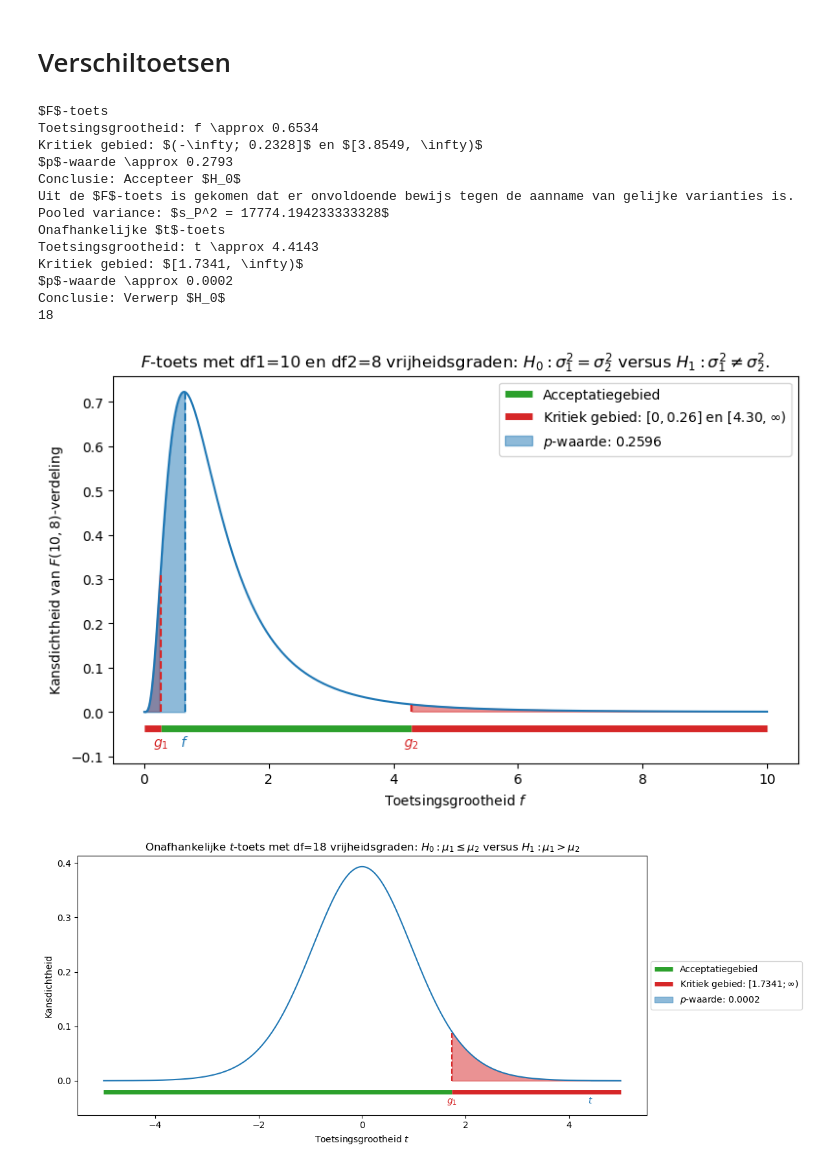
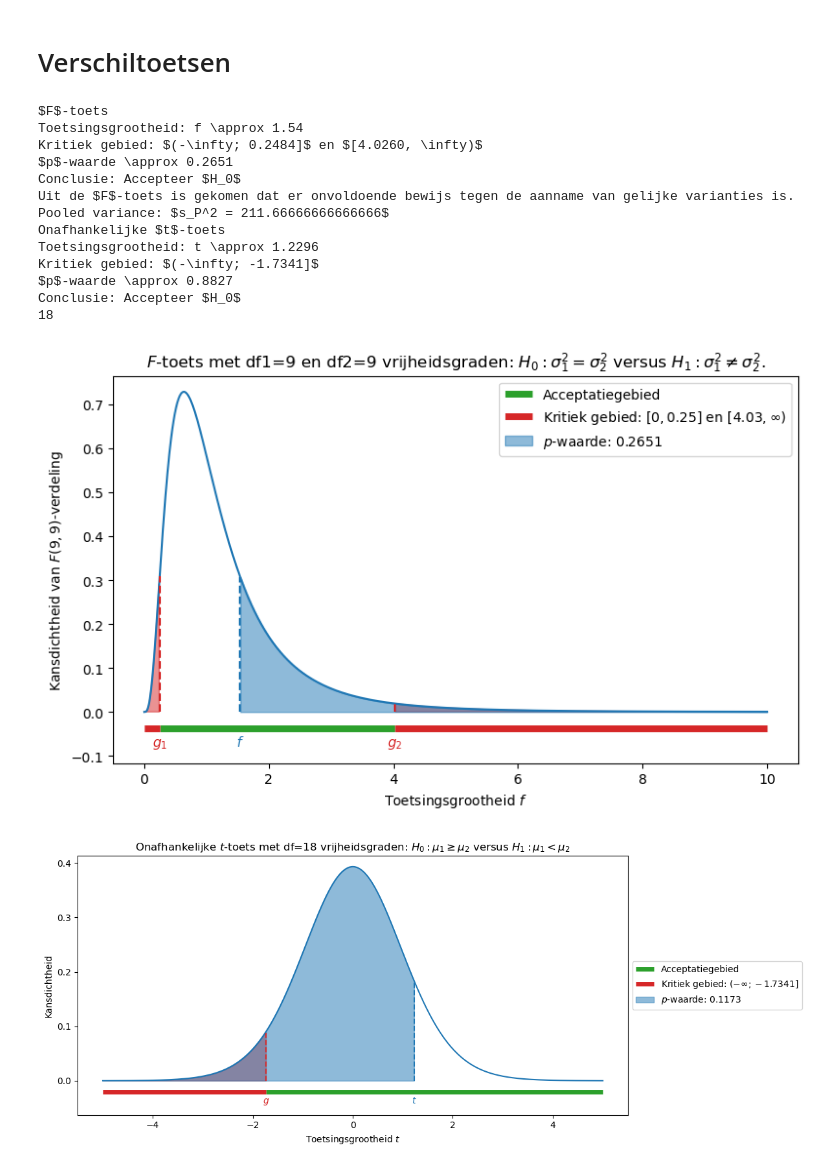
Before and after one commit to DBlom96/Statistiek, a Jupyter notebook: Python/statistics_utils/notebooks/two_sample_tests.ipynb, the cells around one changed output. Cells and saved outputs as stored; diff of their text form; code cells hidden in the pictures.

```diff
--- a/Python/statistics_utils/notebooks/two_sample_tests.ipynb
+++ b/Python/statistics_utils/notebooks/two_sample_tests.ipynb
@@ -171,10 +171,10 @@ def plot_t_toets(t_statistic, alpha=0.05, df=1, toetstype="tweezijdig", filename
     plt.savefig(filename, format='png')
 # %%
 def F_toets(sample1, sample2, alpha=0.05):
-    n1, n2 = 9, 11 #len(sample1), len(sample2)
+    n1, n2 = len(sample1), len(sample2)
     dfn, dfd = n1 - 1, n2 - 1
-    sample_var1 = 117.17 ** 2# np.var(sample1, ddof=1)
-    sample_var2 = 144.95 ** 2# np.var(sample2, ddof=1)
+    sample_var1 = np.var(sample1, ddof=1)
+    sample_var2 = np.var(sample2, ddof=1)
 
     # Compute the test statistic
     f_statistic = sample_var1 / sample_var2
@@ -197,9 +197,9 @@ def F_toets(sample1, sample2, alpha=0.05):
     return f_statistic, dfn, dfd, critical_region, p_value, conclusion
 
 def onafhankelijke_t_toets(sample1, sample2, alpha=0.05, toetstype="tweezijdig"):
-    n1, n2 = 9, 11 # len(sample1), len(sample2)
-    mean1, mean2 = 2590.17, 2325.65 # np.mean(sample1), np.mean(sample2)
-    sample_var1, sample_var2 = 117.17 ** 2, 144.95 ** 2 # np.var(sample1, ddof=1), np.var(sample2, ddof=1)
+    n1, n2 = len(sample1), len(sample2)
+    mean1, mean2 = np.mean(sample1), np.mean(sample2)
+    sample_var1, sample_var2 = np.var(sample1, ddof=1), np.var(sample2, ddof=1)
 
     # Voer een F-toets uit om te bepalen of de varianties van beide populaties gelijk kunnen zijn
     f_statistic, dfn, dfd, critical_region, p_value, conclusion = F_toets(sample1, sample2, alpha)
@@ -253,40 +253,40 @@ def onafhankelijke_t_toets(sample1, sample2, alpha=0.05, toetstype="tweezijdig")
     return t_statistic, df, critical_region, p_value, conclusion
 # %%
 # Voor gegevens
-data1 = [62, 60, 65, 64, 61, 63, 66, 64]  # Hartslag vrouwen
-data2 = [58, 59, 57, 60, 56, 58, 59, 57] # Hartslag mannen
+data1 = [1180, 1205, 1190, 1210, 1175, 1200, 1225, 1195, 1185, 1215]  # TBF motoren
+data2 = [1185, 1175, 1195, 1180, 1195, 1190, 1185, 1215, 1175, 1205] # TBF rotorbladen
 alpha = 0.05
 toetstype = "tweezijdig"
 
 f_statistic, dfd, dfn, critical_region, p_value, conclusion = F_toets(data1, data2, alpha)
 print("$F$-toets")
 print(f"Toetsingsgrootheid: f \\approx {pretty_print(f_statistic)}")
 print(f"Kritiek gebied: {critical_region}")
 print(f"$p$-waarde \\approx {pretty_print(p_value)}")
 print(f"Conclusie: {conclusion}")
-plot_F_toets(f_statistic, alpha, dfn, dfd, filename=FIGURE_PATH + "test_F.png")
+plot_F_toets(f_statistic, alpha, dfn, dfd, filename=FIGURE_PATH + "exam20251113_Ftest.png")
 
-toetstype = "rechtszijdig"
+toetstype = "linkszijdig"
 t_statistic, df, critical_region, p_value, conclusion = onafhankelijke_t_toets(data1, data2, alpha, toetstype)
 print("Onafhankelijke $t$-toets")
 print(f"Toetsingsgrootheid: t \\approx {pretty_print(t_statistic)}")
 print(f"Kritiek gebied: {critical_region}")
 print(f"$p$-waarde \\approx {pretty_print(p_value)}")
 print(f"Conclusie: {conclusion}")
-plot_t_toets(t_statistic, alpha, df, toetstype, filename=FIGURE_PATH + "test_t.png")
+plot_t_toets(t_statistic, alpha, df, toetstype, filename=FIGURE_PATH + "exam20251113_ttest.png")
 # %% [output]
 $F$-toets
-Toetsingsgrootheid: f \approx 0.6534
-Kritiek gebied: $(-\infty; 0.2328]$ en $[3.8549, \infty)$
-$p$-waarde \approx 0.2793
+Toetsingsgrootheid: f \approx 1.54
+Kritiek gebied: $(-\infty; 0.2484]$ en $[4.0260, \infty)$
+$p$-waarde \approx 0.2651
 Conclusie: Accepteer $H_0$
 Uit de $F$-toets is gekomen dat er onvoldoende bewijs tegen de aanname van gelijke varianties is.
-Pooled variance: $s_P^2 = 17774.194233333328$
+Pooled variance: $s_P^2 = 211.66666666666666$
 Onafhankelijke $t$-toets
-Toetsingsgrootheid: t \approx 4.4143
-Kritiek gebied: $[1.7341, \infty)$
-$p$-waarde \approx 0.0002
-Conclusie: Verwerp $H_0$
+Toetsingsgrootheid: t \approx 1.2296
+Kritiek gebied: $(-\infty; -1.7341]$
+$p$-waarde \approx 0.8827
+Conclusie: Accepteer $H_0$
 18
-[figure, old version]
+[figure, new version]
-[figure, old version]
+[figure, new version]
```
Also changed, not shown: 24 other files.
